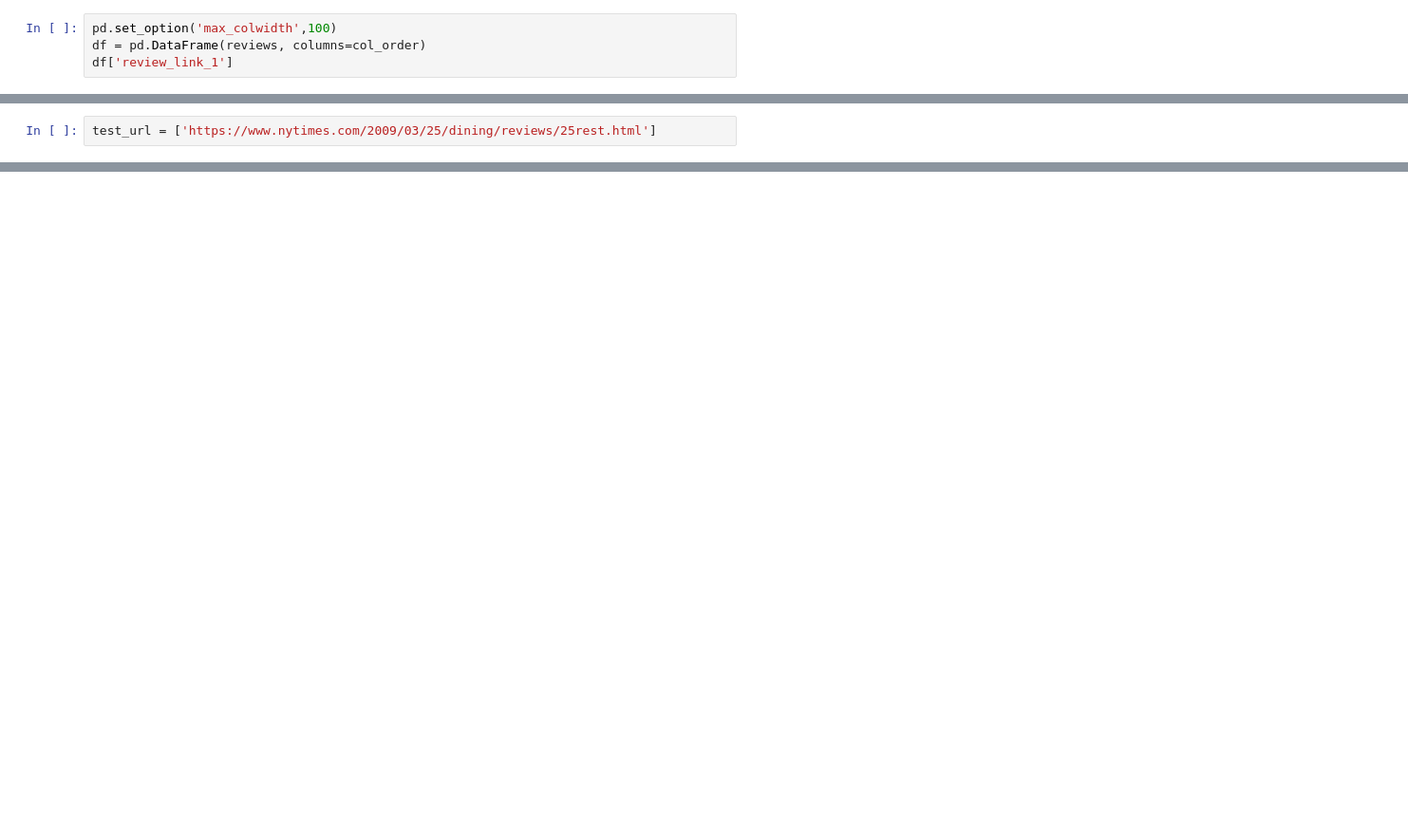
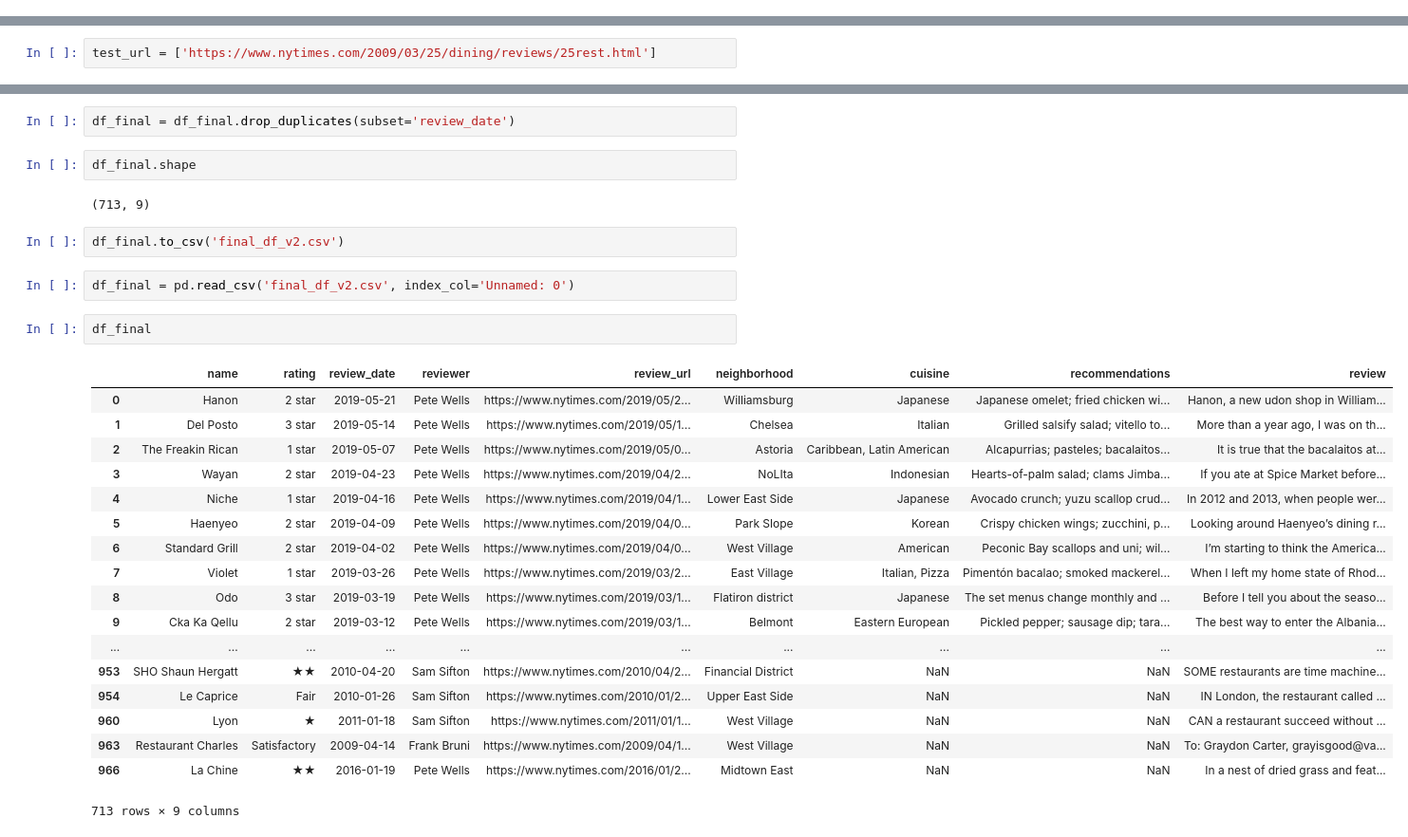
Before and after one commit to MsJacksonIYN/Mod4_NLP, a Jupyter notebook: scrape_nyt_for_reviews.ipynb, the cells around one changed output, grey strips where cells are left out. Shown at 95% size. Cells and saved outputs as stored; diff of their text form; blank space fills up the shorter version.

```diff
--- a/scrape_nyt_for_reviews.ipynb
+++ b/scrape_nyt_for_reviews.ipynb
@@ -148,4 +130,0 @@ reviews[100]
-# %%
-pd.set_option('max_colwidth',100)
-df = pd.DataFrame(reviews, columns=col_order)
-df['review_link_1']
@@ -647,0 +1062,31 @@ def parse_archived_reviews(soup):
+# %%
+df_final = df_final.drop_duplicates(subset='review_date')
+# %%
+df_final.shape
+# %% [output]
+(713, 9)
+# %%
+df_final.to_csv('final_df_v2.csv')
+# %%
+df_final = pd.read_csv('final_df_v2.csv', index_col='Unnamed: 0')
+# %%
+df_final
+# %% [output]
+|  | name | rating | review_date | reviewer | review_url | neighborhood | cuisine | recommendations | review |
+| 0 | Hanon | 2 star | 2019-05-21 | Pete Wells | https://www.nytimes.com/2019/05/2... | Williamsburg | Japanese | Japanese omelet; fried chicken wi... | Hanon, a new udon shop in William... |
+| 1 | Del Posto | 3 star | 2019-05-14 | Pete Wells | https://www.nytimes.com/2019/05/1... | Chelsea | Italian | Grilled salsify salad; vitello to... | More than a year ago, I was on th... |
+| 2 | The Freakin Rican | 1 star | 2019-05-07 | Pete Wells | https://www.nytimes.com/2019/05/0... | Astoria | Caribbean, Latin American | Alcapurrias; pasteles; bacalaitos... | It is true that the bacalaitos at... |
+| 3 | Wayan | 2 star | 2019-04-23 | Pete Wells | https://www.nytimes.com/2019/04/2... | NoLIta | Indonesian | Hearts-of-palm salad; clams Jimba... | If you ate at Spice Market before... |
+| 4 | Niche | 1 star | 2019-04-16 | Pete Wells | https://www.nytimes.com/2019/04/1... | Lower East Side | Japanese | Avocado crunch; yuzu scallop crud... | In 2012 and 2013, when people wer... |
+| 5 | Haenyeo | 2 star | 2019-04-09 | Pete Wells | https://www.nytimes.com/2019/04/0... | Park Slope | Korean | Crispy chicken wings; zucchini, p... | Looking around Haenyeo’s dining r... |
+| 6 | Standard Grill | 2 star | 2019-04-02 | Pete Wells | https://www.nytimes.com/2019/04/0... | West Village | American | Peconic Bay scallops and uni; wil... | I’m starting to think the America... |
+| 7 | Violet | 1 star | 2019-03-26 | Pete Wells | https://www.nytimes.com/2019/03/2... | East Village | Italian, Pizza | Pimentón bacalao; smoked mackerel... | When I left my home state of Rhod... |
+| 8 | Odo | 3 star | 2019-03-19 | Pete Wells | https://www.nytimes.com/2019/03/1... | Flatiron district | Japanese | The set menus change monthly and ... | Before I tell you about the seaso... |
+| 9 | Cka Ka Qellu | 2 star | 2019-03-12 | Pete Wells | https://www.nytimes.com/2019/03/1... | Belmont | Eastern European | Pickled pepper; sausage dip; tara... | The best way to enter the Albania... |
+| ... | ... | ... | ... | ... | ... | ... | ... | ... | ... |
+| 953 | SHO Shaun Hergatt | ★★ | 2010-04-20 | Sam Sifton | https://www.nytimes.com/2010/04/2... | Financial District | NaN | NaN | SOME restaurants are time machine... |
+| 954 | Le Caprice | Fair | 2010-01-26 | Sam Sifton | https://www.nytimes.com/2010/01/2... | Upper East Side | NaN | NaN | IN London, the restaurant called ... |
+| 960 | Lyon | ★ | 2011-01-18 | Sam Sifton | https://www.nytimes.com/2011/01/1... | West Village | NaN | NaN | CAN a restaurant succeed without ... |
+| 963 | Restaurant Charles | Satisfactory | 2009-04-14 | Frank Bruni | https://www.nytimes.com/2009/04/1... | West Village | NaN | NaN | To: Graydon Carter, grayisgood@va... |
+| 966 | La Chine | ★★ | 2016-01-19 | Pete Wells | https://www.nytimes.com/2016/01/2... | Midtown East | NaN | NaN | In a nest of dried grass and feat... |
+713 rows × 9 columns
```
Also changed, not shown: parts of 85 cells of this notebook, 23 other files.
